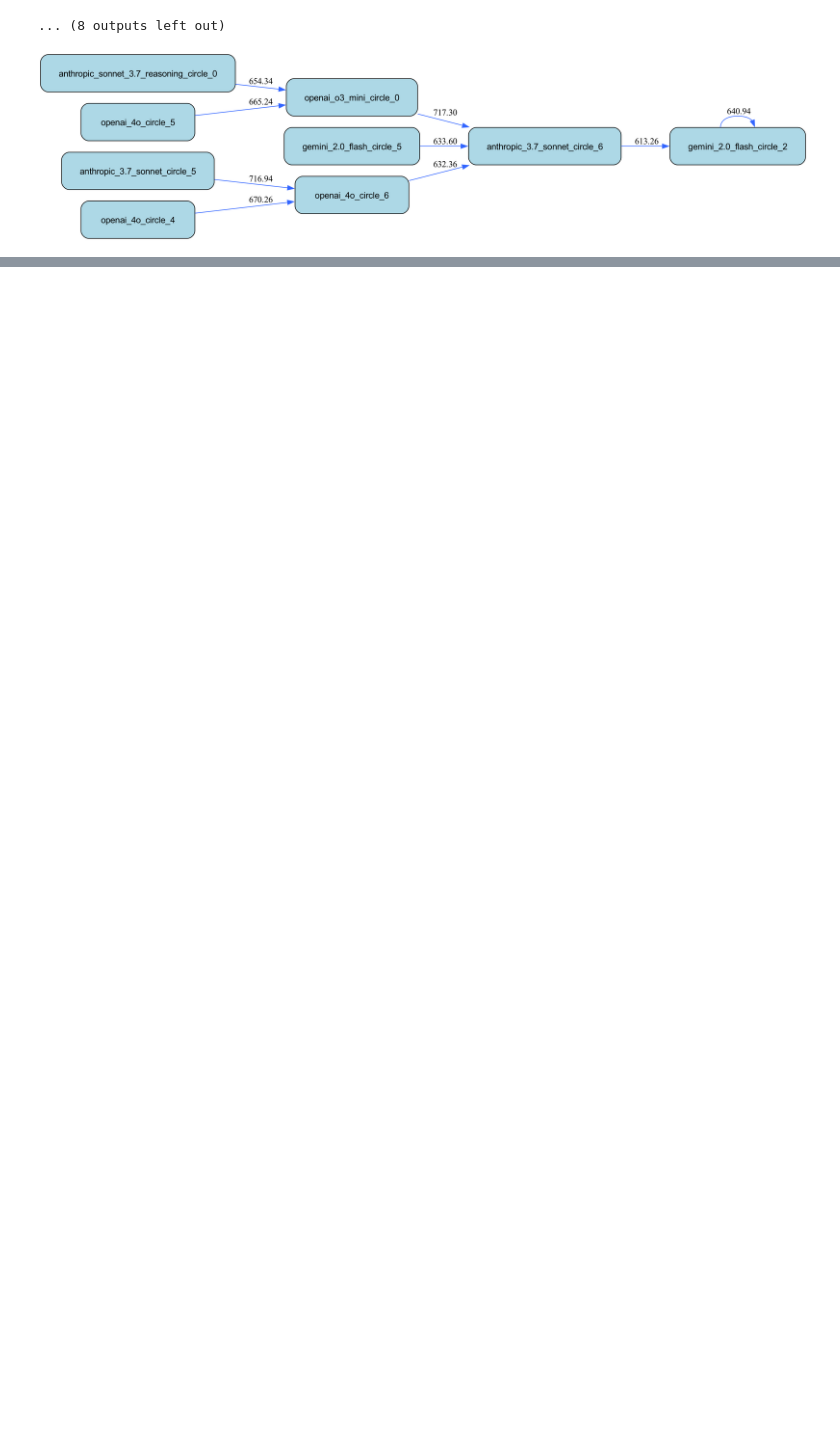
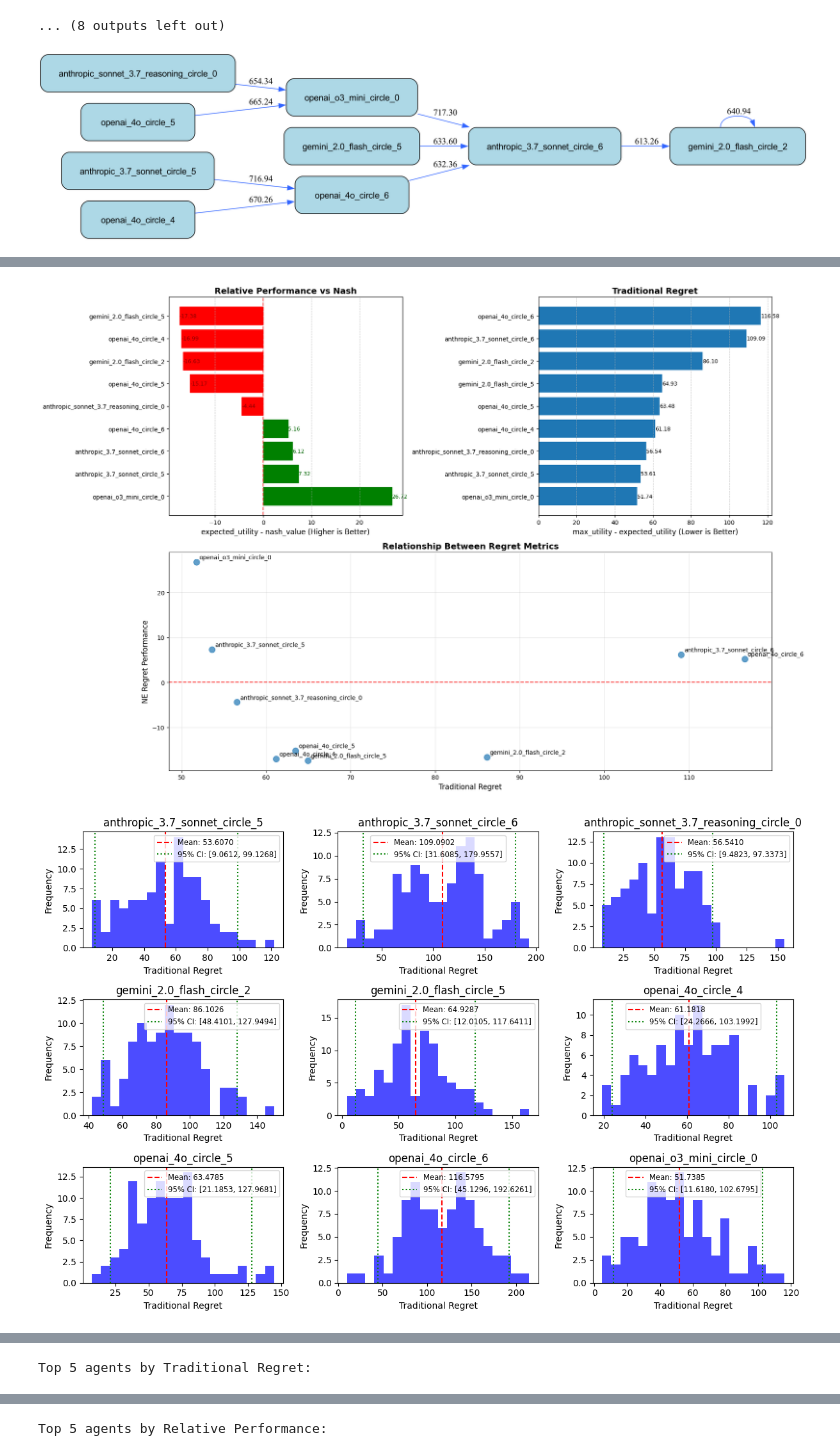
Before and after one commit to gsmithline/CSE-692-Project, a Jupyter notebook: results.ipynb, the cells around one changed output, grey strips where cells are left out. Cells and saved outputs as stored; diff of their text form; code cells hidden in the pictures; blank space fills up the shorter version.

```diff
--- a/results.ipynb
+++ b/results.ipynb
@@ -1587,0 +1643,39 @@ plt.show()
+# %%
+
+import pandas as pd
+import numpy as np
+import matplotlib.pyplot as plt
+from nash_equilibrium.bootstrap import bootstrap_performance_metrics, analyze_bootstrap_results, visualize_dual_regret, plot_regret_distributions
+from nash_equilibrium.nash_regret_viz import create_dual_regret_heatmap
+
+dual_regret_fig = visualize_dual_regret(
+    bootstrap_results,
+    agents_for_bootstrap
+)
+plt.show()
+
+trad_regret_fig = plot_regret_distributions(
+    bootstrap_results,
+    agents_for_bootstrap,
+    regret_type='traditional_regret'
+)
+plt.show()
+
+rel_perf_fig = plot_regret_distributions(
+    bootstrap_results,
+    agents_for_bootstrap,
+    regret_type='ne_regret'
+)
+plt.show()
+
+
+
+
+print("\nTop 5 agents by Traditional Regret:")
+display(bootstrap_stats.sort_values('Mean Traditional Regret').head(5)[['Agent', 'Mean Traditional Regret', 'Std Traditional Regret']])
+
+print("\nTop 5 agents by Relative Performance:")
+display(bootstrap_stats.sort_values('Mean NE Regret', ascending=False).head(5)[['Agent', 'Mean NE Regret', 'Std NE Regret']])
+# %% [output]
+[figure, added]
+[figure, added]
@@ -1587,0 +1683 @@ plt.show()
+Top 5 agents by Traditional Regret:
@@ -1587,0 +1690 @@ plt.show()
+Top 5 agents by Relative Performance:
```
Also changed, not shown: parts of 13 cells of this notebook, 6 other files.
